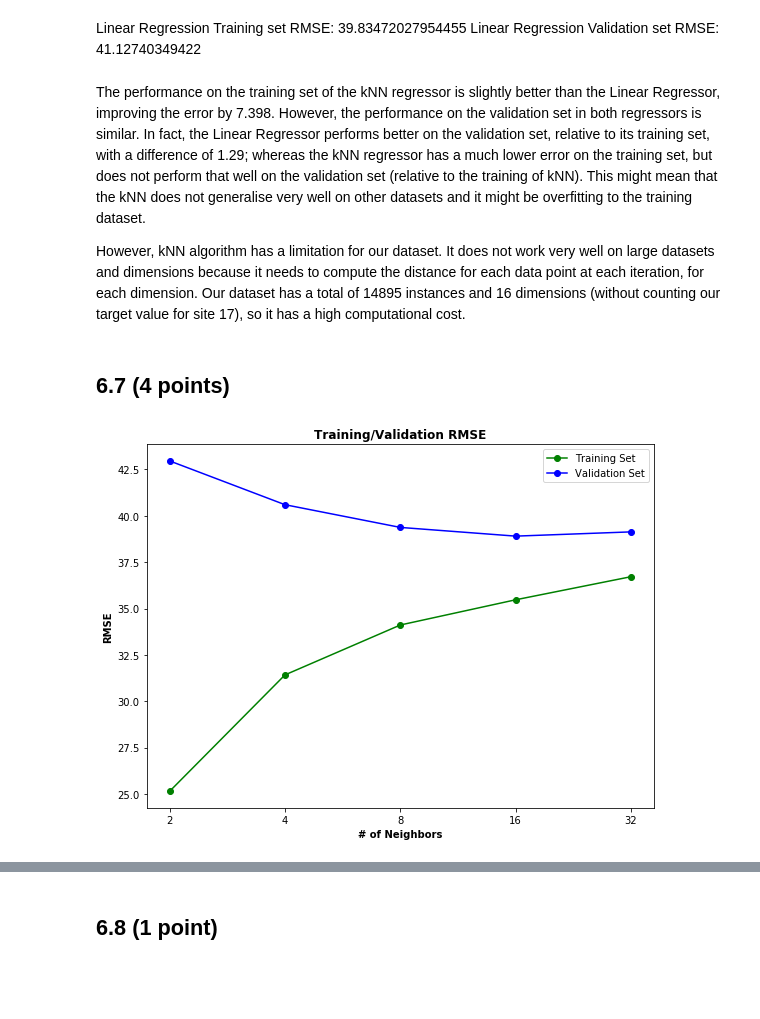
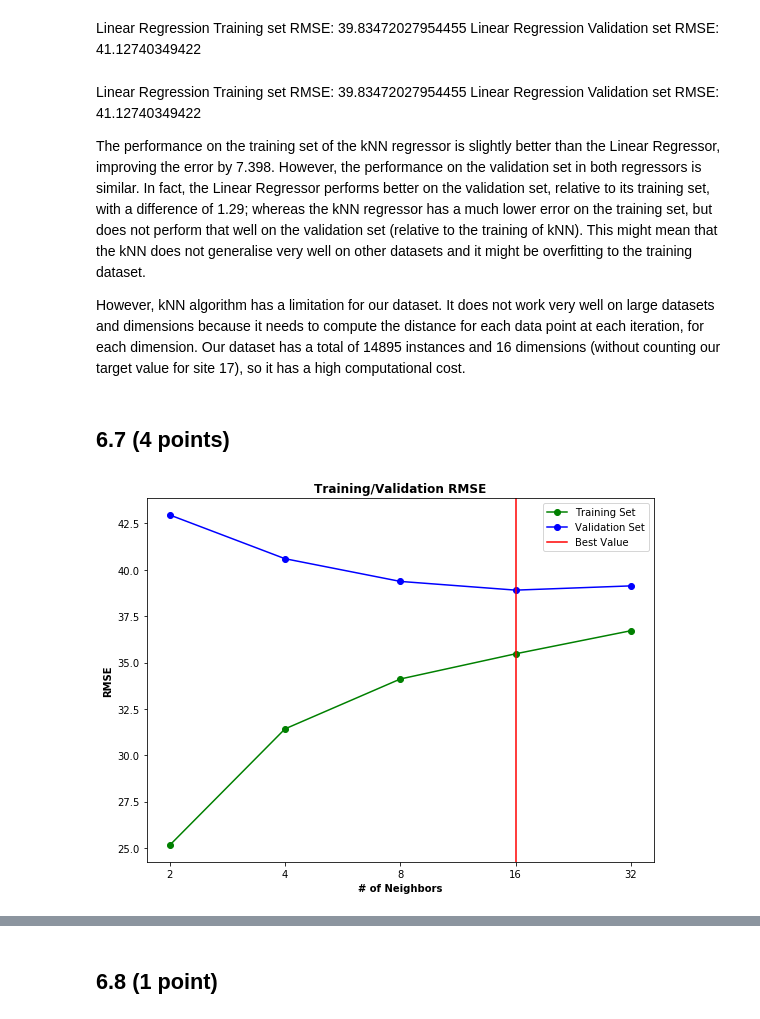
Before and after one commit to celinadong/IAML-CW2, a Jupyter notebook: Data/PartB/Part B - Bristol Air Quality.ipynb, the cells around one changed output, grey strips where cells are left out. Cells and saved outputs as stored; diff of their text form; code cells hidden in the pictures; blank space fills up the shorter version.

```diff
--- a/Data/PartB/Part B - Bristol Air Quality.ipynb
+++ b/Data/PartB/Part B - Bristol Air Quality.ipynb
@@ -659,6 +676,9 @@ kNN Validation set RMSE: 40.3071558368958
 Linear Regression Training set RMSE: 39.83472027954455
 Linear Regression Validation set RMSE: 41.12740349422
 # %% [markdown]
+Linear Regression Training set RMSE: 39.83472027954455
+Linear Regression Validation set RMSE: 41.12740349422
+
 The performance on the training set of the kNN regressor is slightly better than the Linear Regressor, improving the error by 7.398. However, the performance on the validation set in both regressors is similar. In fact, the Linear Regressor performs better on the validation set, relative to its training set, with a difference of 1.29; whereas the kNN regressor has a much lower error on the training set, but does not perform that well on the validation set (relative to the training of kNN). This might mean that the kNN does not generalise very well on other datasets and it might be overfitting to the training dataset.
 
 However, kNN algorithm has a limitation for our dataset. It does not work very well on large datasets and dimensions because it needs to compute the distance for each data point at each iteration, for each dimension. Our dataset has a total of 14895 instances and 16 dimensions (without counting our target value for site 17), so it has a high computational cost.
@@ -683,22 +703,23 @@ for n in neighbors:
 # %%
 labels = ['2', '4', '8', '16', '32']
 
 x = np.arange(len(labels))  # the label locations
 width = 0.35  # the width of the bars
 
 fig, ax = plt.subplots(figsize=(8,6))
 
 plt.plot(labels, train_RMSEs, label='Training Set', marker='o', color='green')
 plt.plot(labels, val_RMSEs, label='Validation Set', marker='o', color='blue')
+plt.axvline(np.argmin(val_RMSEs), color='red', label='Best Value')
 
 ax.set_xlabel('# of Neighbors', fontweight="bold")
 ax.set_ylabel('RMSE', fontweight="bold")
 ax.set_title('Training/Validation RMSE', fontweight="bold")
 ax.set_xticks(x)
 ax.set_xticklabels(labels)
 ax.legend()
 
 fig.tight_layout()
 plt.show()
 # %% [output]
-[figure, old version]
+[figure, new version]
```
Also changed, not shown: parts of 30 cells of this notebook.
